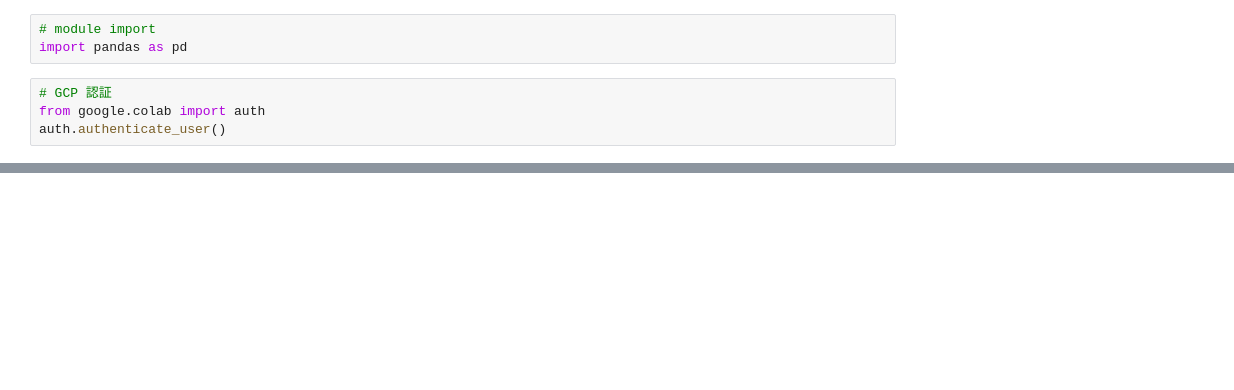
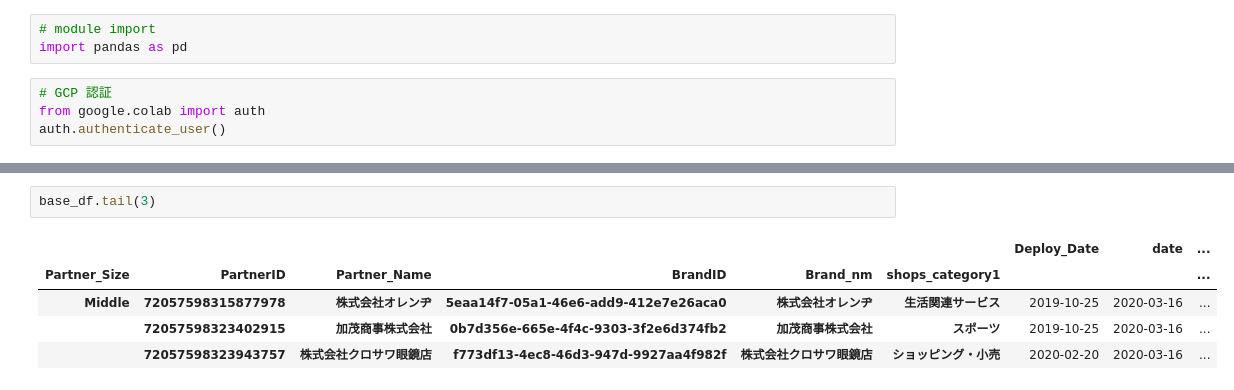
Before and after one commit to kz-yoshida/python, a Jupyter notebook: 2020_03_15_FpayForecast_v01.ipynb, the cells around one changed output, grey strips where cells are left out. Cells and saved outputs as stored; diff of their text form; blank space fills up the shorter version.

```diff
--- a/2020_03_15_FpayForecast_v01.ipynb
+++ b/2020_03_15_FpayForecast_v01.ipynb
@@ -235,0 +219,8 @@ dtype: float64
+# %%
+base_df.tail(3)
+# %% [output]
+|  |  |  |  |  |  | Deploy_Date | date | ... |
+| Partner_Size | PartnerID | Partner_Name | BrandID | Brand_nm | shops_category1 |  |  | ... |
+| Middle | 72057598315877978 | 株式会社オレンヂ | 5eaa14f7-05a1-46e6-add9-412e7e26aca0 | 株式会社オレンヂ | 生活関連サービス | 2019-10-25 | 2020-03-16 | ... |
+|  | 72057598323402915 | 加茂商事株式会社 | 0b7d356e-665e-4f4c-9303-3f2e6d374fb2 | 加茂商事株式会社 | スポーツ | 2019-10-25 | 2020-03-16 | ... |
+|  | 72057598323943757 | 株式会社クロサワ眼鏡店 | f773df13-4ec8-46d3-947d-9927aa4f982f | 株式会社クロサワ眼鏡店 | ショッピング・小売 | 2020-02-20 | 2020-03-16 | ... |
```
Also changed, not shown: parts of 19 cells of this notebook.
